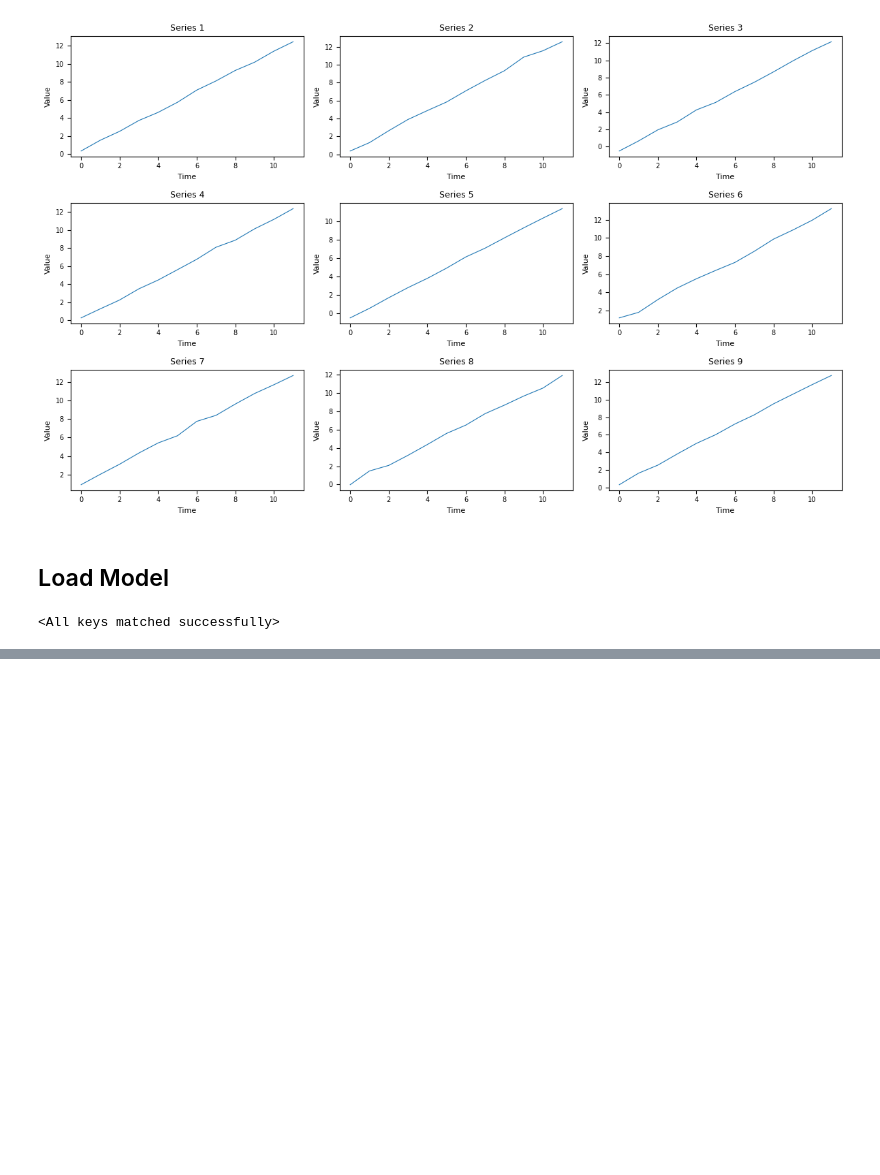
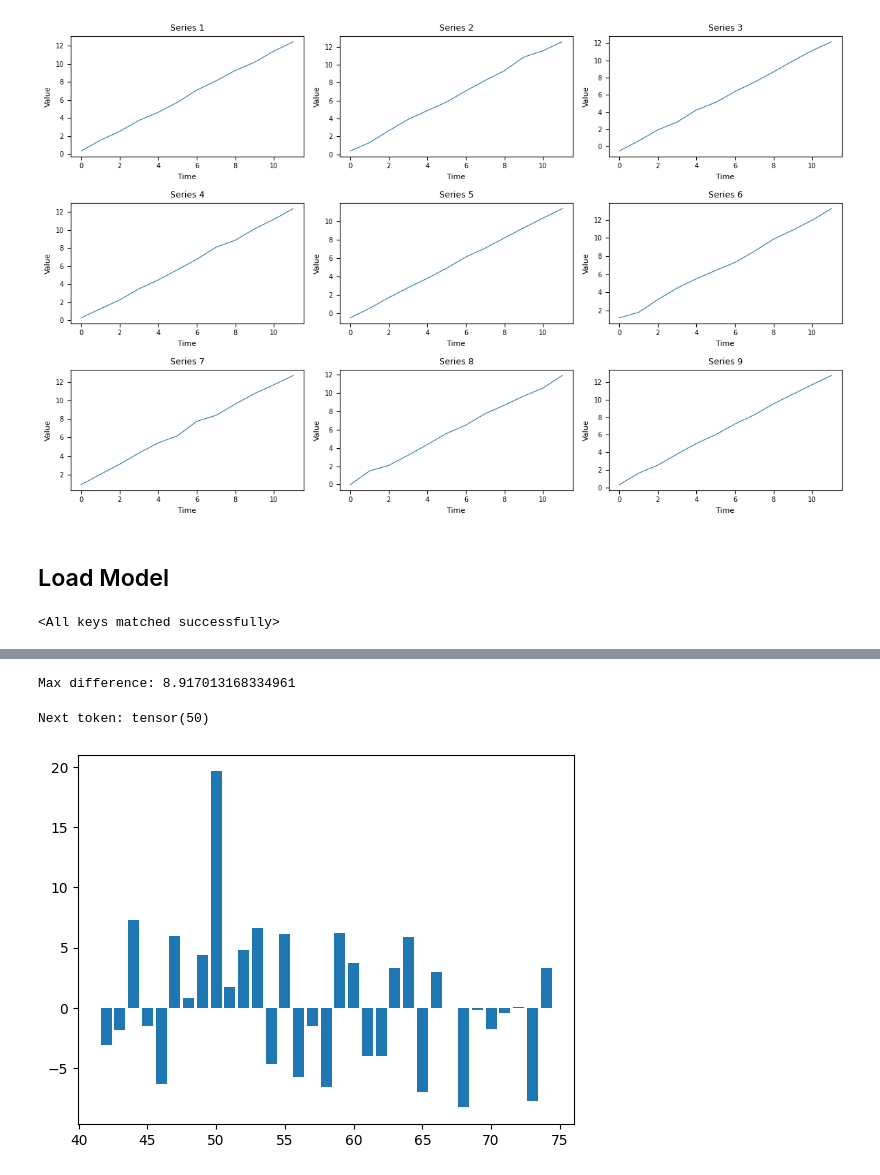
Before and after one commit to Pratik-Doshi-99/time-series-fms, a Jupyter notebook: exploration/benchmark_perf.ipynb, the cells around one changed output, grey strips where cells are left out. Drawn from its saved outputs; the diff is of its cells as text; code cells hidden in the pictures; blank space fills up the shorter version.

```diff
--- a/exploration/benchmark_perf.ipynb
+++ b/exploration/benchmark_perf.ipynb
@@ -106,0 +212,18 @@ model.load_state_dict(state_dict)
+# %%
+model.eval()
+t = 128
+
+with torch.no_grad():
+    full_out = model(x_item.unsqueeze(0), causal_mask)[0, t, :]
+    prefix_mask = get_causal_mask(t+1)
+    prefix_out = model(x_item[:t+1].unsqueeze(0), prefix_mask)[0, -1, :]
+
+    diff = (full_out - prefix_out).abs().max()
+    print(f"Max difference: {diff.item()}")  # should be ~0 or tiny (float precision)
+# %% [output]
+Max difference: 8.917013168334961
+# %%
+visualize_dist(full_out)
+# %% [output]
+Next token: tensor(50)
+[figure, added]
```
Also changed, not shown: parts of 20 cells of this notebook, 2 other files.
